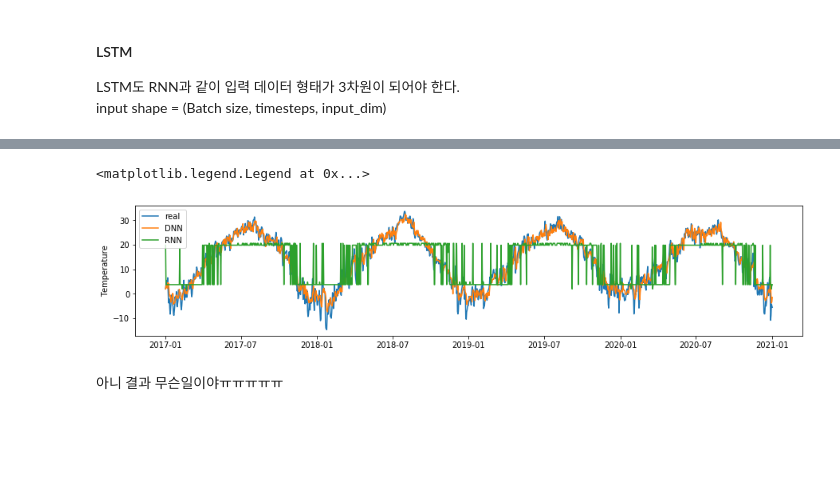
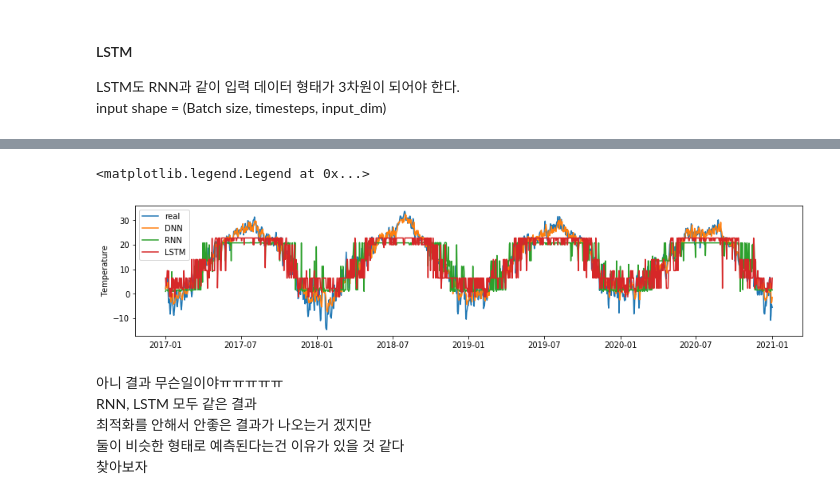
Before and after one commit to ParkSunA/Temperature-Prediction, a Jupyter notebook: DNN과 RNN과 LSTM 비교.ipynb, the cells around one changed output, grey strips where cells are left out. Saved outputs shown, nothing was run; the diff lists cells and outputs as text; code cells hidden in the pictures; blank space fills up the shorter version.

```diff
--- a/DNN과 RNN과 LSTM 비교.ipynb
+++ b/DNN과 RNN과 LSTM 비교.ipynb
@@ -236,7 +236,7 @@ callbacks = [callback_early_stopping,
              callback_checkpoint,
              callback_reduce_lr]
 hist = RNN.fit(trainX.values.reshape(-1,1,44),trainY, validation_data=(validX.values.reshape(-1,1,44), validY),
-                 epochs = 200, batch_size=1, callbacks=callbacks, verbose=1)
+                 epochs = 200, batch_size=100, callbacks=callbacks, verbose=1)
 
 fig, loss_ax = plt.subplots()
 
@@ -304,7 +304,7 @@ callbacks = [callback_early_stopping,
              callback_checkpoint,
              callback_reduce_lr]
 hist = LSTM.fit(trainX.values.reshape(-1,1,44),trainY, validation_data=(validX.values.reshape(-1,1,44), validY),
-                 epochs = 200, batch_size=1, callbacks=callbacks, verbose=1)
+                 epochs = 200, batch_size=100, callbacks=callbacks, verbose=1)
 
 fig, loss_ax = plt.subplots()
 
@@ -320,21 +339,25 @@ plt.show()
 # %%
 time = pd.to_datetime(test['일시'])
 
 pred_DNN = DNN.predict(testX)
 pred_RNN = RNN.predict(testX.values.reshape(-1,1,44))
-# pred_LSTM = LSTM.predict(testX.values.reshape(-1,1,44))
+pred_LSTM = LSTM.predict(testX.values.reshape(-1,1,44))
 
 
 plt.figure(figsize = (15,3))
 plt.plot(time,testY.reset_index()['Y'])
 plt.plot(time,pred_DNN)
 plt.plot(time,pred_RNN)
-# plt.plot(time,pred_LSTM)
+plt.plot(time,pred_LSTM)
 
 plt.ylabel('Temperature')
-plt.legend(['real','DNN','RNN'])
+plt.legend(['real','DNN','RNN','LSTM'])
 # %% [output]
 <matplotlib.legend.Legend at 0x...>
-[figure, old version]
+[figure, new version]
-# %% [markdown]
-아니 결과 무슨일이야ㅠㅠㅠㅠㅠ
+# %% [markdown]
+아니 결과 무슨일이야ㅠㅠㅠㅠㅠ
+RNN, LSTM 모두 같은 결과
+최적화를 안해서 안좋은 결과가 나오는거 겠지만
+둘이 비슷한 형태로 예측된다는건 이유가 있을 것 같다
+찾아보자
```
Also changed, not shown: parts of 3 cells of this notebook.
